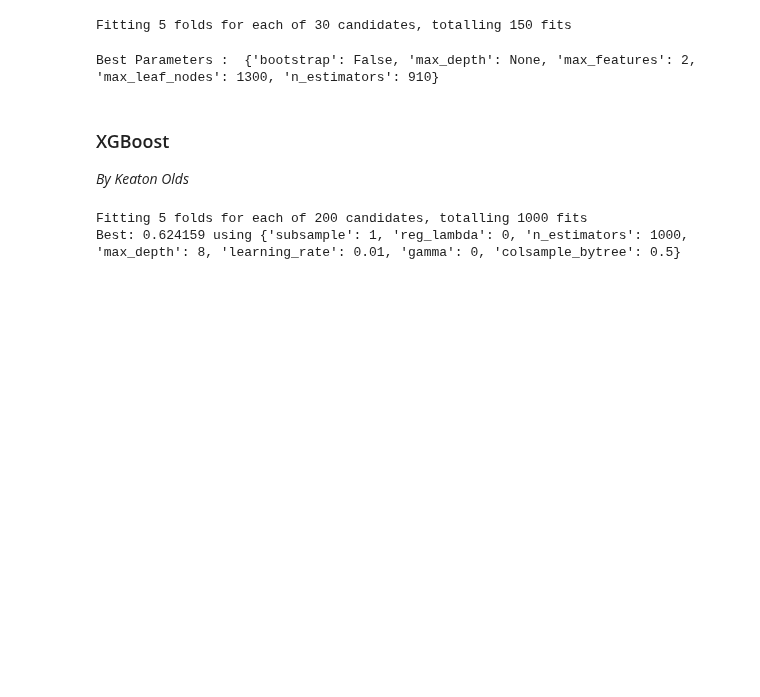
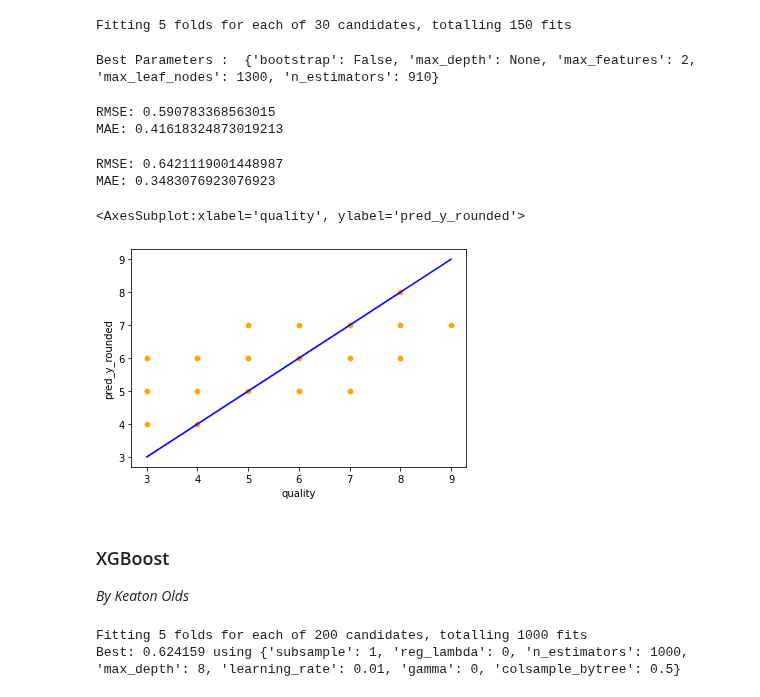
Before and after one commit to cndywu/TheYelpers2, a Jupyter notebook: Project Code Template.ipynb, the cells around one changed output. Saved outputs shown, nothing was run; the diff lists cells and outputs as text; code cells hidden in the pictures; blank space fills up the shorter version.

```diff
--- a/Project Code Template.ipynb
+++ b/Project Code Template.ipynb
@@ -402,6 +402,53 @@ print('Best Parameters : ',rf_regressor_grid.best_params_)
 # %% [output]
 Fitting 5 folds for each of 30 candidates, totalling 150 fits
 Best Parameters :  {'bootstrap': False, 'max_depth': None, 'max_features': 2, 'max_leaf_nodes': 1300, 'n_estimators': 910}
+# %%
+#Last Finer Grid
+n_samples = combined_train_x.shape[0]
+n_features = combined_train_x.shape[1]
+
+params = {'n_estimators': list(range(900,930,2)),
+          'max_features': [2],
+          'max_depth': [None],
+          'max_leaf_nodes':[1300],
+          'bootstrap': [True, False]}
+
+cv = StratifiedKFold(n_splits=5,shuffle=True,random_state=1)
+rf_regressor_grid = GridSearchCV(RandomForestRegressor(random_state=1, n_jobs=-1),
+                                      param_grid =params, cv=cv, n_jobs=-1, verbose=1, scoring='neg_root_mean_squared_error')
+rf_regressor_grid.fit(combined_train_x, combined_train_y)
+print('Best Parameters : ',rf_regressor_grid.best_params_)
+# %%
+# Combined Model with optimal parameters
+optimal_model_combined = RandomForestRegressor(n_estimators=910, random_state=1, max_features = 2, bootstrap = False, max_leaf_nodes = 1300).fit(combined_train_x, combined_train_y)
+
+y_pred = optimal_model_combined.predict(combined_test_x)
+
+#RMSE on test data
+print("RMSE:",np.sqrt(mean_squared_error(combined_test_y, y_pred)))
+#MAE on test data
+print("MAE:",mean_absolute_error(combined_test_y, y_pred))
+# %% [output]
+RMSE: 0.590783368563015
+MAE: 0.41618324873019213
+# %%
+# combined Model + ROUNDING
+y_pred_rounded = np.rint(y_pred)
+
+#RMSE on test data
+print("RMSE:",np.sqrt(mean_squared_error(combined_test_y, y_pred_rounded)))
+#MAE on test data
+print("MAE:",mean_absolute_error(combined_test_y, y_pred_rounded))
+# %% [output]
+RMSE: 0.6421119001448987
+MAE: 0.3483076923076923
+# %%
+pred_vs_acc = pd.concat([(pd.DataFrame(y_pred_rounded, columns=["pred_y_rounded"])), combined_test_y], axis = 1)
+sns.scatterplot(x = 'quality', y = 'pred_y_rounded', data = pred_vs_acc, color = 'orange')
+sns.lineplot(x = 'quality', y = 'quality', data = pred_vs_acc, color = 'blue')
+# %% [output]
+<AxesSubplot:xlabel='quality', ylabel='pred_y_rounded'>
+[figure, added]
 # %% [markdown]
 ### XGBoost
 *By Keaton Olds*
```
